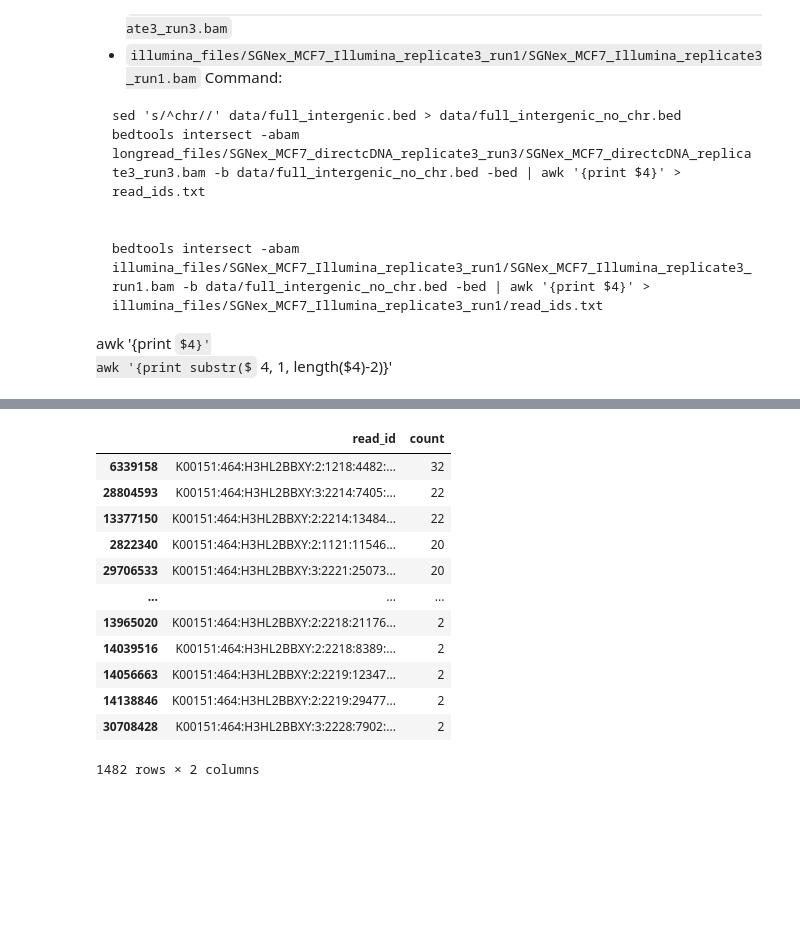
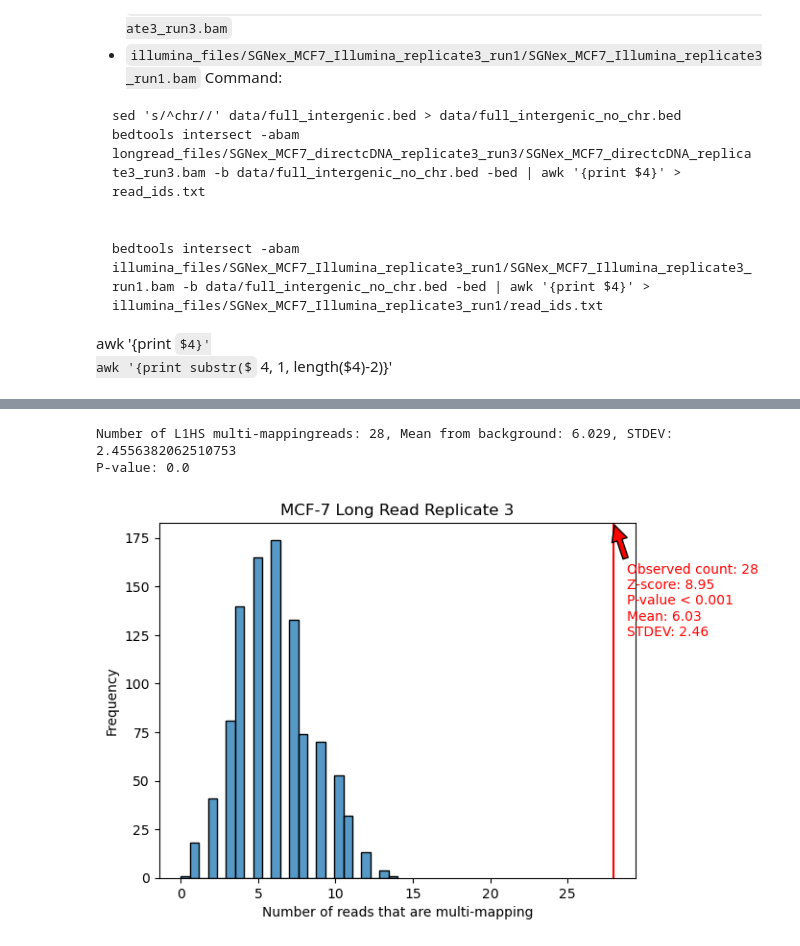
Before and after one commit to gage-lab/bulk_te_bench, a Jupyter notebook: analysis/multimapping_analysis.ipynb, the cells around one changed output, grey strips where cells are left out. Saved outputs shown, nothing was run; the diff lists cells and outputs as text; code cells hidden in the pictures; some formulas as TeX source; blank space fills up the shorter version.

Commit message:
made upset plots data

```diff
--- a/analysis/multimapping_analysis.ipynb
+++ b/analysis/multimapping_analysis.ipynb
@@ -92,3 +31,0 @@ read_ids = list(set([line.strip() for line in read_ids]))
-# %%
-l1hs_df = df[df["read_id"].isin(read_ids)].sort_values(by="count", ascending=False)
-l1hs_df
@@ -109,2 +31,0 @@ l1hs_df
-# %%
-run_sims(df, read_ids, "MCF-7 Long Read Replicate 3")
@@ -114,32 +31,0 @@ L1HS Mean: 1.103658536585366, P-value: 0.0
-# %%
-df = pd.read_csv(
-    "illumina_files/SGNex_MCF7_Illumina_replicate3_run1/SGNex_MCF7_Illumina_replicate3_run1_lookup_table.txt",
-    sep="\t",
-    header=None,
-).drop_duplicates(subset=0, keep="first")
-df.columns = ["read_id", "count"]
-
-# Read the file and store each line as an element in a list
-with open(
-    "illumina_files/SGNex_MCF7_Illumina_replicate3_run1/read_ids.txt", "r"
-) as file:
-    read_ids = file.readlines()
-read_ids = list(set([line.strip()[:-2] for line in read_ids]))
-# %%
-df[df["read_id"].isin(read_ids)].sort_values(by="count", ascending=False)
-# %% [output]
-|  | read_id | count |
-| 6339158 | K00151:464:H3HL2BBXY:2:1218:4482:... | 32 |
-| 28804593 | K00151:464:H3HL2BBXY:3:2214:7405:... | 22 |
-| 13377150 | K00151:464:H3HL2BBXY:2:2214:13484... | 22 |
-| 2822340 | K00151:464:H3HL2BBXY:2:1121:11546... | 20 |
-| 29706533 | K00151:464:H3HL2BBXY:3:2221:25073... | 20 |
-| ... | ... | ... |
-| 13965020 | K00151:464:H3HL2BBXY:2:2218:21176... | 2 |
-| 14039516 | K00151:464:H3HL2BBXY:2:2218:8389:... | 2 |
-| 14056663 | K00151:464:H3HL2BBXY:2:2219:12347... | 2 |
-| 14138846 | K00151:464:H3HL2BBXY:2:2219:29477... | 2 |
-| 30708428 | K00151:464:H3HL2BBXY:3:2228:7902:... | 2 |
-1482 rows × 2 columns
-# %%
-run_sims(df, read_ids, "MCF-7 Short Read Replicate 3")
@@ -145,0 +106,10 @@ run_sims(df, read_ids, "MCF-7 Short Read Replicate 3")
+# %%
+look_up_path = "longread_files/SGNex_MCF7_directcDNA_replicate3_run3/SGNex_MCF7_directcDNA_replicate3_run3_lookup_table.txt"
+read_ids_path = "longread_files/SGNex_MCF7_directcDNA_replicate3_run3/reads_id.txt"
+
+df_long, read_ids = open_files(look_up_path, read_ids_path)
+run_sims(df_long, read_ids, "MCF-7 Long Read Replicate 3")
+# %% [output]
+Number of L1HS multi-mappingreads: 28, Mean from background: 6.029, STDEV: 2.4556382062510753
+P-value: 0.0
+[figure, added]
```
Also changed, not shown: parts of 42 cells of this notebook, 1 other file.
